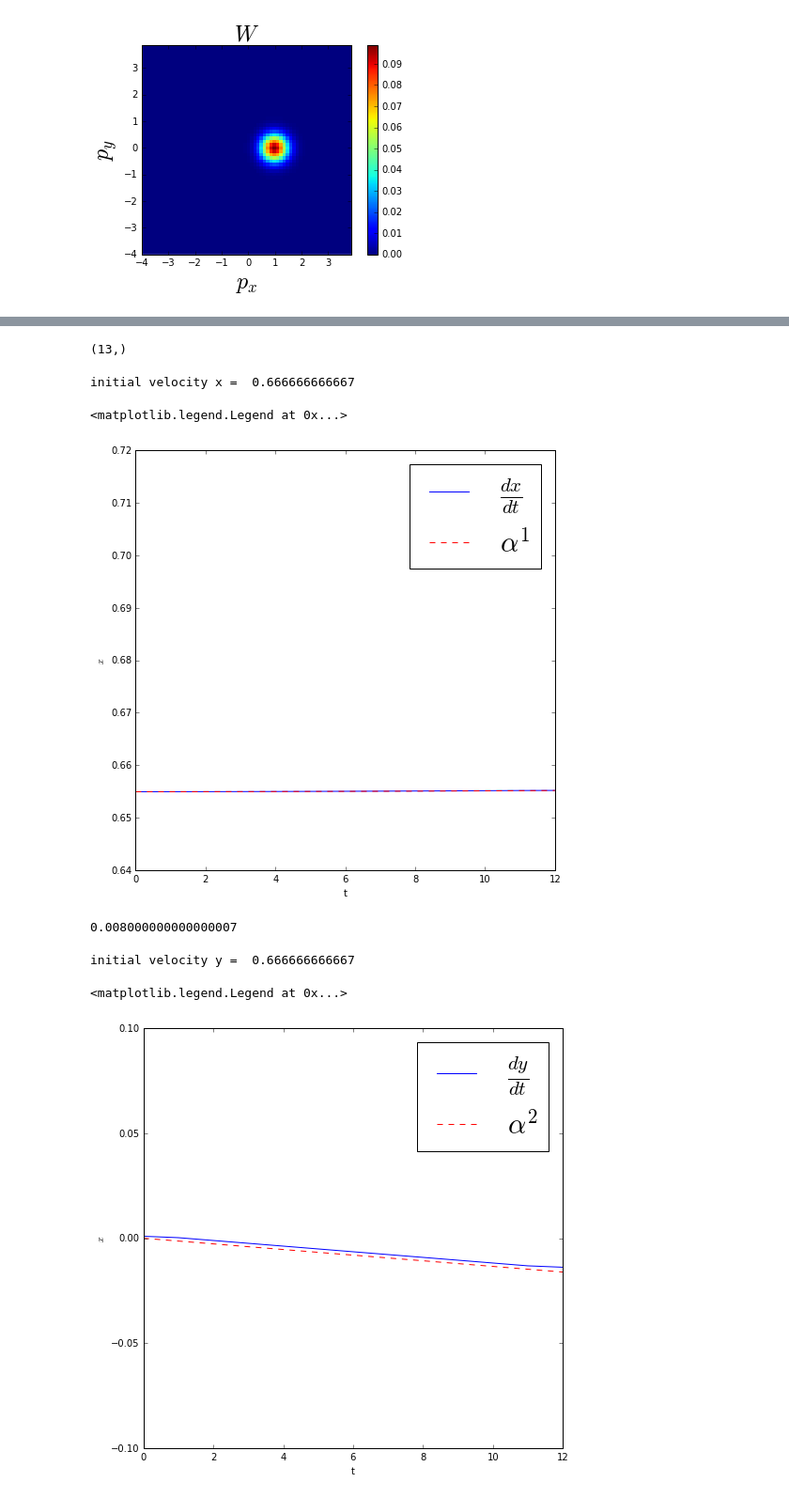
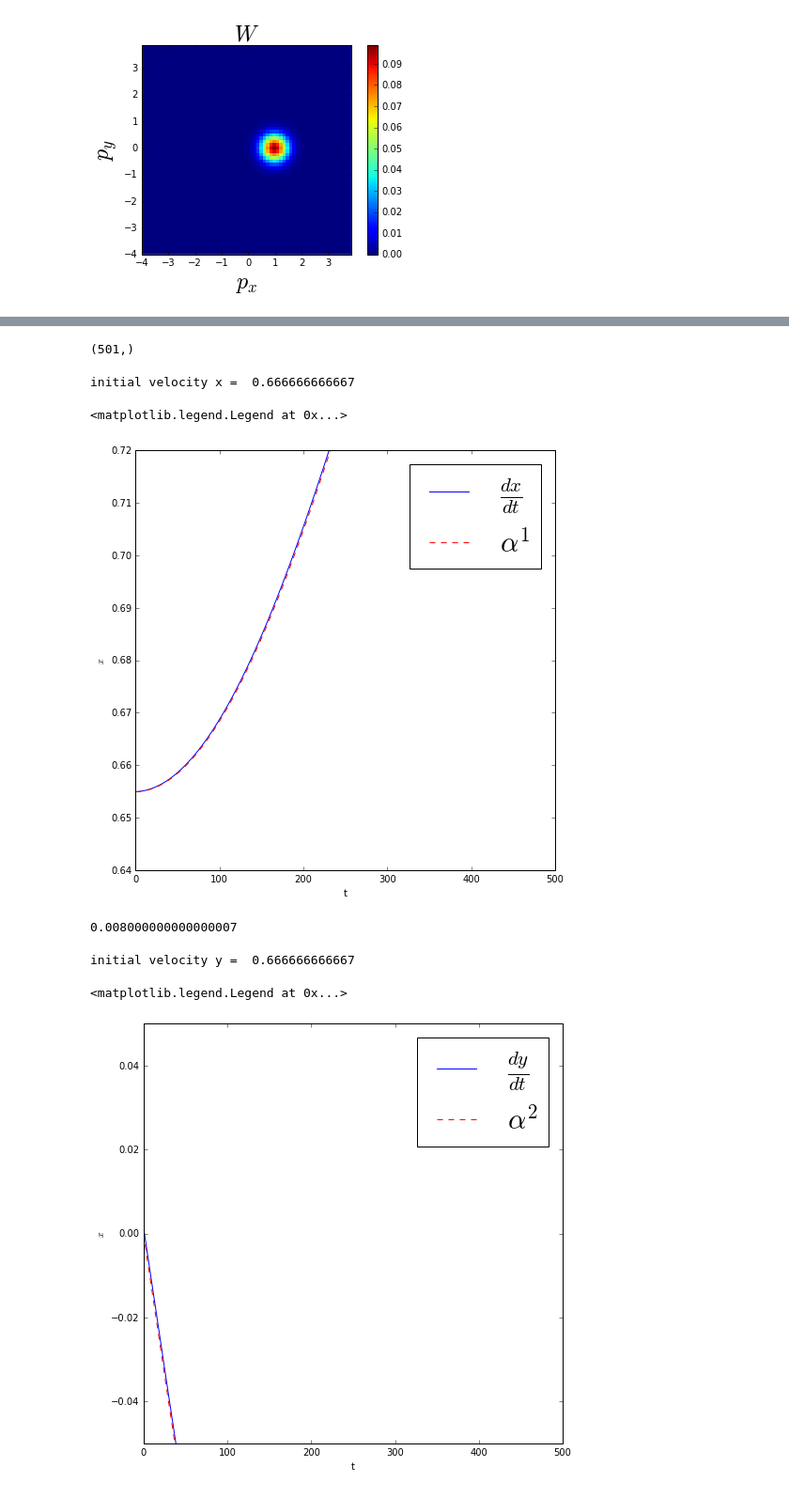
Before and after one commit to cabrer7/PyWignerCUDA2, a Jupyter notebook: instances/WignerDirac4D_64_64/FreeFiltered.ipynb, the cells around one changed output, grey strips where cells are left out. Shown at 94% size. Drawn from its saved outputs; the diff is of its cells as text; code cells hidden in the pictures.

```diff
--- a/instances/WignerDirac4D_64_64/FreeFiltered.ipynb
+++ b/instances/WignerDirac4D_64_64/FreeFiltered.ipynb
@@ -37,7 +37,7 @@ class frame( GPU_WignerDirac4D ):
 
         self.skipFrames = 1
         self.dt         = 0.002
-        self.timeSteps  =   12
+        self.timeSteps  =   500
 
         # Phase space window
         self.p_y_amplitude = 4.          #axis 0
@@ -367,7 +367,7 @@ plt.legend(fontsize=20)
 # %%
 instance.average_x.shape
 # %% [output]
-(13,)
+(501,)
 # %%
 print 'initial velocity x = ', 2/np.sqrt( 1 + 2**2 + 2**2  )
 
@@ -383,7 +383,7 @@ plt.legend(fontsize=30)
 # %% [output]
 initial velocity x =  0.666666666667
 <matplotlib.legend.Legend at 0x...>
-[figure, old version]
+[figure, new version]
 # %%
 0.698-0.690
 # %% [output]
@@ -391,21 +391,21 @@ initial velocity x =  0.666666666667
 # %%
 print 'initial velocity y = ', 2/np.sqrt( 1 + 2**2 + 2**2  )
 
 plt.figure(figsize=(8,8))
 
 plt.plot(  np.gradient( instance.average_y , instance.dt )  , label="$\\frac{dy}{dt}$")
 #plt.plot( instance.average_p_x/instance.mass, 'r--' , label="$\\frac{p_x}{m}$")
 plt.plot( instance.average_Alpha_2 ,'r--', label="$\\alpha^2$")
 plt.ylabel("$x$")
 plt.xlabel("t")
 
-plt.ylim(-0.1,0.1)
+plt.ylim(-0.05,0.05)
 
 plt.legend(fontsize=30)
 # %% [output]
 initial velocity y =  0.666666666667
 <matplotlib.legend.Legend at 0x...>
-[figure, old version]
+[figure, new version]
 # %%
 plt.figure(figsize=(8,8))
 
```
Also changed, not shown: parts of 11 cells of this notebook.
